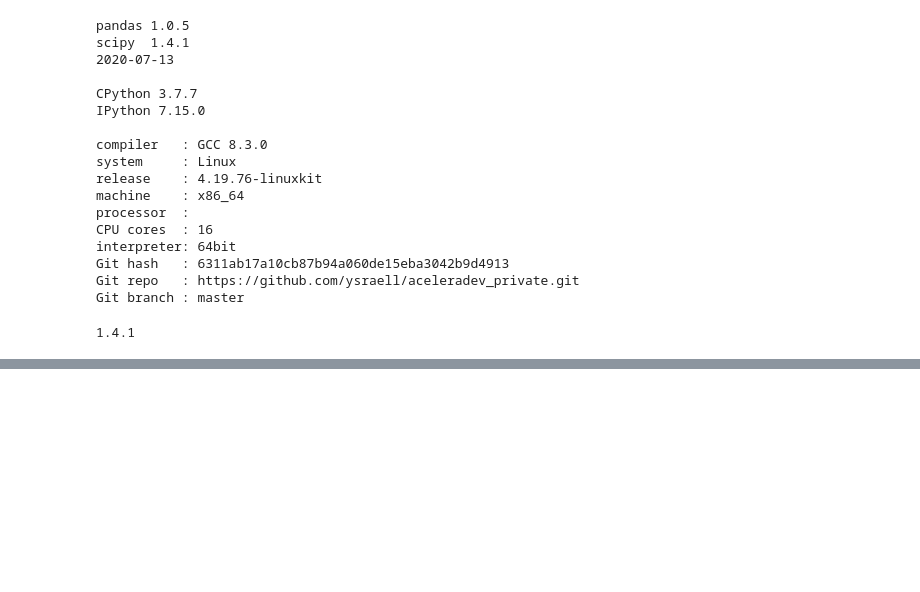
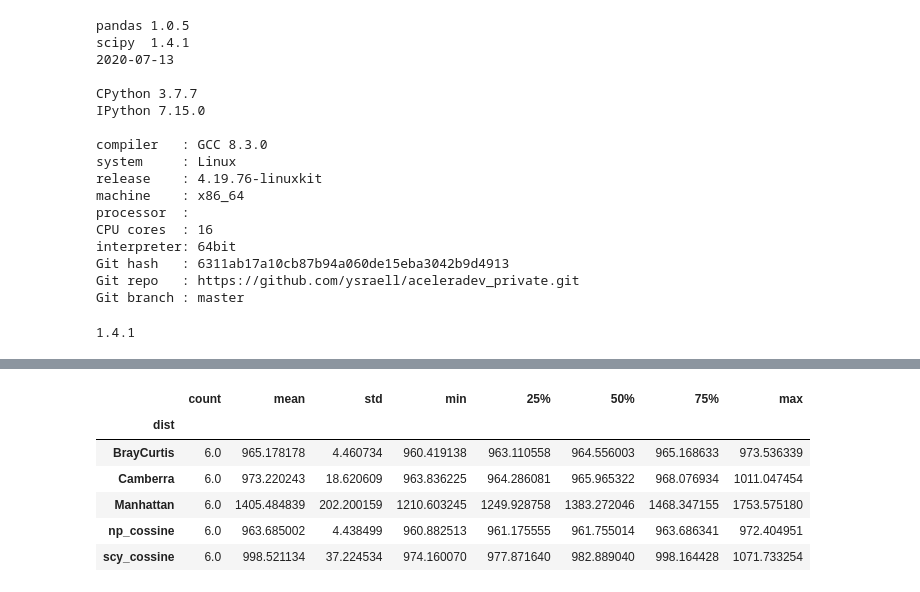
Before and after one commit to ysraell/aceleradev_private, a Jupyter notebook: projeto/EDA/Check_results.ipynb, the cells around one changed output, grey strips where cells are left out. Drawn from its saved outputs; the diff is of its cells as text; code cells hidden in the pictures; blank space fills up the shorter version.

```diff
--- a/projeto/EDA/Check_results.ipynb
+++ b/projeto/EDA/Check_results.ipynb
@@ -128,0 +137,10 @@ df_tmp.sort_values(by='t')
+# %%
+df_laoded.query('redux_func == "_NMF" & n_components >= 30').groupby('dist')['t'].describe()
+# %% [output]
+|  | count | mean | std | min | 25% | 50% | 75% | max |
+| dist |  |  |  |  |  |  |  |  |
+| BrayCurtis | 6.0 | 965.178178 | 4.460734 | 960.419138 | 963.110558 | 964.556003 | 965.168633 | 973.536339 |
+| Camberra | 6.0 | 973.220243 | 18.620609 | 963.836225 | 964.286081 | 965.965322 | 968.076934 | 1011.047454 |
+| Manhattan | 6.0 | 1405.484839 | 202.200159 | 1210.603245 | 1249.928758 | 1383.272046 | 1468.347155 | 1753.575180 |
+| np_cossine | 6.0 | 963.685002 | 4.438499 | 960.882513 | 961.175555 | 961.755014 | 963.686341 | 972.404951 |
+| scy_cossine | 6.0 | 998.521134 | 37.224534 | 974.160070 | 977.871640 | 982.889040 | 998.164428 | 1071.733254 |
```
Also changed, not shown: parts of 8 cells of this notebook, 2 other files.
